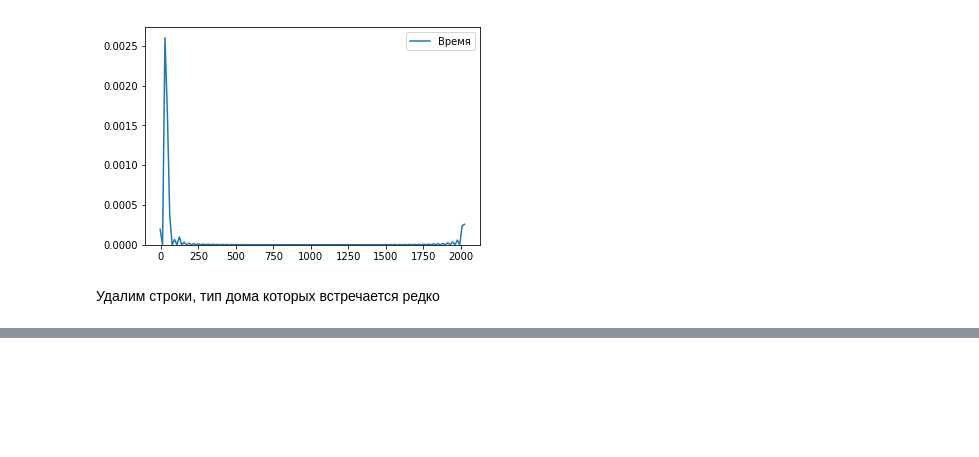
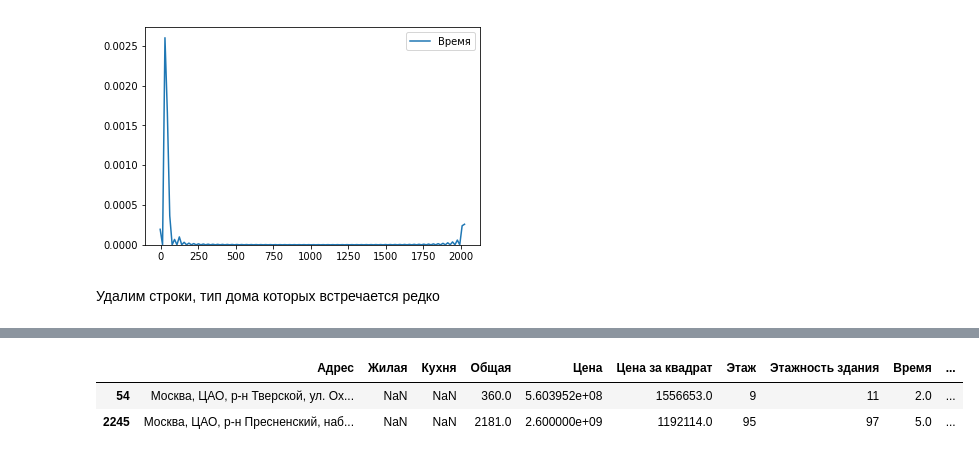
Before and after one commit to Afsent/cian-pars, a Jupyter notebook: preprocessing.ipynb, the cells around one changed output, grey strips where cells are left out. Saved outputs shown, nothing was run; the diff lists cells and outputs as text; code cells hidden in the pictures; blank space fills up the shorter version.

```diff
--- a/preprocessing.ipynb
+++ b/preprocessing.ipynb
@@ -173,0 +179,6 @@ memory usage: 449.2+ KB
+# %%
+df[df['Цена'] > 5*10**8]
+# %% [output]
+|  | Адрес | Жилая | Кухня | Общая | Цена | Цена за квадрат | Этаж | Этажность здания | Время | ... |
+| 54 | Москва, ЦАО, р-н Тверской, ул. Ох... | NaN | NaN | 360.0 | 5.603952e+08 | 1556653.0 | 9 | 11 | 2.0 | ... |
+| 2245 | Москва, ЦАО, р-н Пресненский, наб... | NaN | NaN | 2181.0 | 2.600000e+09 | 1192114.0 | 95 | 97 | 5.0 | ... |
```
Also changed, not shown: parts of 6 cells of this notebook.
